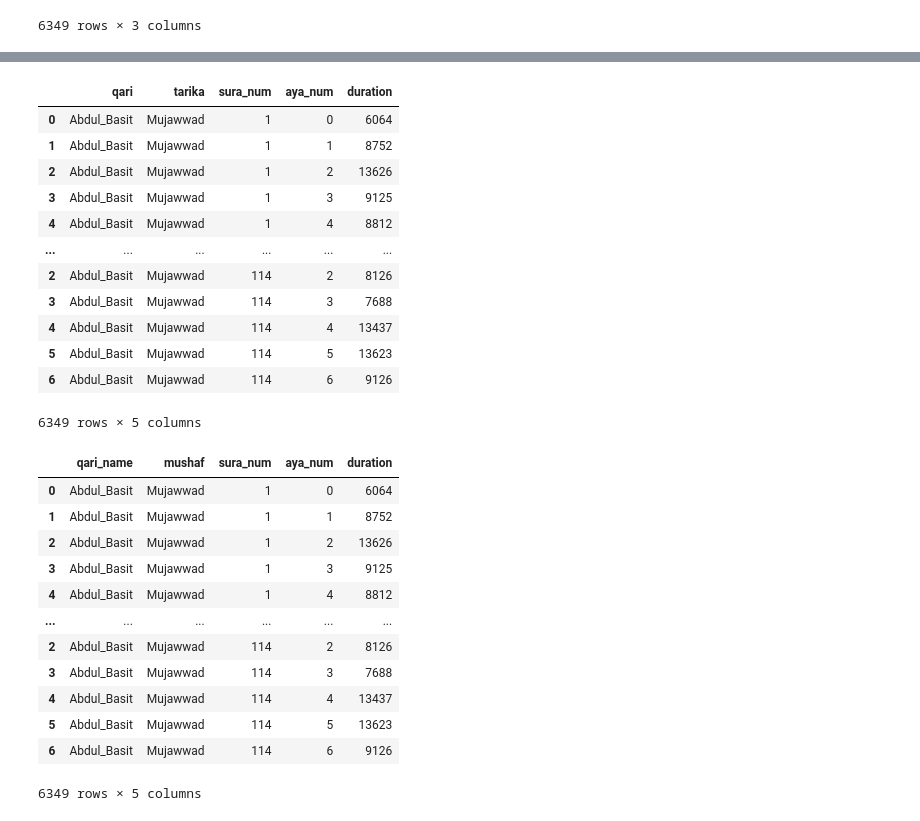
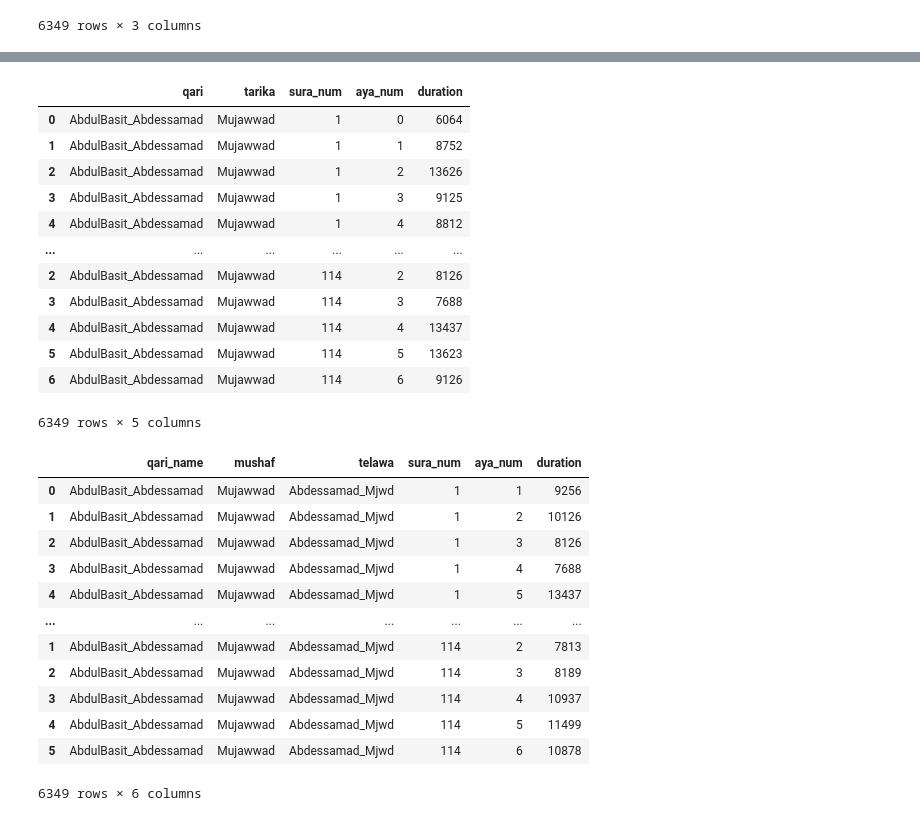
Before and after one commit to drnesr/QuranDataset, a Jupyter notebook: Code/DB_Qur_001.ipynb, the cells around one changed output, grey strips where cells are left out. Saved outputs shown, nothing was run; the diff lists cells and outputs as text; code cells hidden in the pictures.

Commit message:
Found durations for all tilawat

```diff
--- a/Code/DB_Qur_001.ipynb
+++ b/Code/DB_Qur_001.ipynb
@@ -31,6 +31,7 @@ Saud_AshShuraym@prayer.zip
 Yasser_AdDussary@128kbps.zip
 # %%
-archive = zipfile.ZipFile(os.path.join(verses_path, 'Abdul_Basit@Mujawwad.zip'), 'r')
+archive = zipfile.ZipFile(
+    os.path.join(verses_path, 'AbdulBasit_Abdessamad@Mujawwad.zip'), 'r')
 # %%
 archive.filelist
 # %% [output]
@@ -232,7 +233,7 @@ telawa
 | 6 | 114 | 6 | 9126 |
 6349 rows × 3 columns
 # %%
-telawa_name='Abdul_Basit@Mujawwad.zip'
+telawa_name='AbdulBasit_Abdessamad@Mujawwad.zip'
 qari, telawa_type = telawa_name[:-4].split('@')
 qari, telawa_type
 # %% [output]
@@ -261,28 +262,34 @@ telawa.insert(1, 'tarika',telawa_type)
 telawa
 # %% [output]
 |  | qari | tarika | sura_num | aya_num | duration |
-| 0 | Abdul_Basit | Mujawwad | 1 | 0 | 6064 |
-| 1 | Abdul_Basit | Mujawwad | 1 | 1 | 8752 |
-| 2 | Abdul_Basit | Mujawwad | 1 | 2 | 13626 |
-| 3 | Abdul_Basit | Mujawwad | 1 | 3 | 9125 |
-| 4 | Abdul_Basit | Mujawwad | 1 | 4 | 8812 |
+| 0 | AbdulBasit_Abdessamad | Mujawwad | 1 | 0 | 6064 |
+| 1 | AbdulBasit_Abdessamad | Mujawwad | 1 | 1 | 8752 |
+| 2 | AbdulBasit_Abdessamad | Mujawwad | 1 | 2 | 13626 |
+| 3 | AbdulBasit_Abdessamad | Mujawwad | 1 | 3 | 9125 |
+| 4 | AbdulBasit_Abdessamad | Mujawwad | 1 | 4 | 8812 |
 | ... | ... | ... | ... | ... | ... |
-| 2 | Abdul_Basit | Mujawwad | 114 | 2 | 8126 |
-| 3 | Abdul_Basit | Mujawwad | 114 | 3 | 7688 |
-| 4 | Abdul_Basit | Mujawwad | 114 | 4 | 13437 |
-| 5 | Abdul_Basit | Mujawwad | 114 | 5 | 13623 |
-| 6 | Abdul_Basit | Mujawwad | 114 | 6 | 9126 |
+| 2 | AbdulBasit_Abdessamad | Mujawwad | 114 | 2 | 8126 |
+| 3 | AbdulBasit_Abdessamad | Mujawwad | 114 | 3 | 7688 |
+| 4 | AbdulBasit_Abdessamad | Mujawwad | 114 | 4 | 13437 |
+| 5 | AbdulBasit_Abdessamad | Mujawwad | 114 | 5 | 13623 |
+| 6 | AbdulBasit_Abdessamad | Mujawwad | 114 | 6 | 9126 |
 6349 rows × 5 columns
 # %%
+mushaf_dict = {'Mujawwad': 'Mjwd', 'Murattal': 'Mrtl', 'Salat': 'Slah'}
+
+
 def get_telawa_duration(verses_path, telawa_zip_name, suras_ayat):
     # telawa_zip_name='Abdul_Basit@Mujawwad.zip'
-    archive = zipfile.ZipFile(
-        os.path.join(verses_path, telawa_zip_name), 'r')
+    archive = zipfile.ZipFile(os.path.join(verses_path, telawa_zip_name), 'r')
 
     all_suras = []
-
+    # to fix capitalization in filenames
+    # some files written as 054.TXT, or 054.txt, or 054.Txt
+    # so it is better to read them as is
+    filenames = [_ for _ in archive.namelist() if len(_) == 7]
     for sura_index in range(1, 115):
-        filename = archive.open(f'{sura_index:003d}.txt')
+        #filename = archive.open(f'{sura_index:003d}.txt')
+        filename = archive.open(f'{filenames[sura_index-1]}')
         sura_max = suras_ayat[sura_index]
         all_suras.append(get_ayat_durations(filename, sura_index, sura_max))
 
@@ -294,20 +301,22 @@ def get_telawa_duration(verses_path, telawa_zip_name, suras_ayat):
 
     telawa.insert(0, 'qari_name', qari)
     telawa.insert(1, 'mushaf', telawa_type)
+    telawa_mix = f"{qari.split('_')[1]}_{mushaf_dict[telawa_type]}"
+    telawa.insert(2, 'telawa', telawa_mix)
     return telawa
 # %%
-get_telawa_duration(verses_path, 'Abdul_Basit@Mujawwad.zip', suras_ayat)
+get_telawa_duration(verses_path, 'AbdulBasit_Abdessamad@Mujawwad.zip', suras_ayat)
 # %% [output]
-|  | qari_name | mushaf | sura_num | aya_num | duration |
-| 0 | Abdul_Basit | Mujawwad | 1 | 0 | 6064 |
-| 1 | Abdul_Basit | Mujawwad | 1 | 1 | 8752 |
-| 2 | Abdul_Basit | Mujawwad | 1 | 2 | 13626 |
-| 3 | Abdul_Basit | Mujawwad | 1 | 3 | 9125 |
-| 4 | Abdul_Basit | Mujawwad | 1 | 4 | 8812 |
-| ... | ... | ... | ... | ... | ... |
-| 2 | Abdul_Basit | Mujawwad | 114 | 2 | 8126 |
-| 3 | Abdul_Basit | Mujawwad | 114 | 3 | 7688 |
-| 4 | Abdul_Basit | Mujawwad | 114 | 4 | 13437 |
-| 5 | Abdul_Basit | Mujawwad | 114 | 5 | 13623 |
-| 6 | Abdul_Basit | Mujawwad | 114 | 6 | 9126 |
+|  | qari_name | mushaf | telawa | sura_num | aya_num | duration |
+| 0 | AbdulBasit_Abdessamad | Mujawwad | Abdessamad_Mjwd | 1 | 1 | 9256 |
+| 1 | AbdulBasit_Abdessamad | Mujawwad | Abdessamad_Mjwd | 1 | 2 | 10126 |
+| 2 | AbdulBasit_Abdessamad | Mujawwad | Abdessamad_Mjwd | 1 | 3 | 8126 |
+| 3 | AbdulBasit_Abdessamad | Mujawwad | Abdessamad_Mjwd | 1 | 4 | 7688 |
+| 4 | AbdulBasit_Abdessamad | Mujawwad | Abdessamad_Mjwd | 1 | 5 | 13437 |
+| ... | ... | ... | ... | ... | ... | ... |
+| 1 | AbdulBasit_Abdessamad | Mujawwad | Abdessamad_Mjwd | 114 | 2 | 7813 |
+| 2 | AbdulBasit_Abdessamad | Mujawwad | Abdessamad_Mjwd | 114 | 3 | 8189 |
+| 3 | AbdulBasit_Abdessamad | Mujawwad | Abdessamad_Mjwd | 114 | 4 | 10937 |
+| 4 | AbdulBasit_Abdessamad | Mujawwad | Abdessamad_Mjwd | 114 | 5 | 11499 |
+| 5 | AbdulBasit_Abdessamad | Mujawwad | Abdessamad_Mjwd | 114 | 6 | 10878 |
-6349 rows × 5 columns
+6349 rows × 6 columns
```
Also changed, not shown: parts of 14 cells of this notebook, 8 other files.
